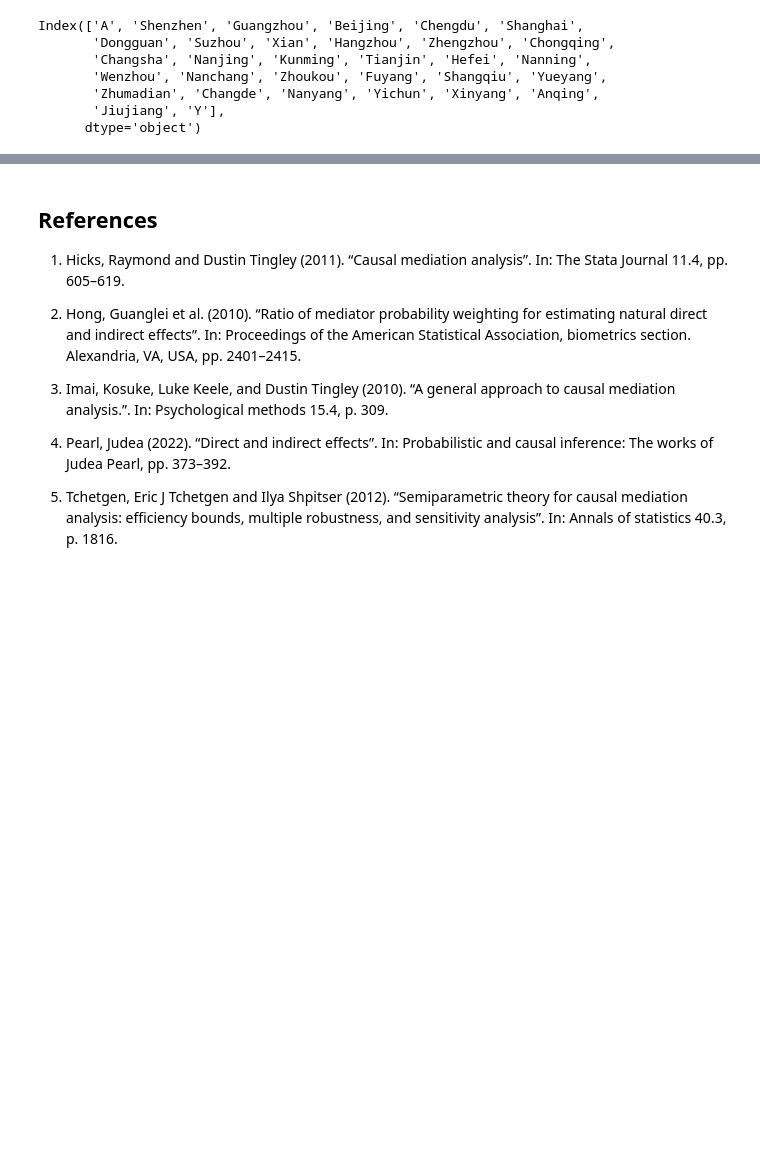
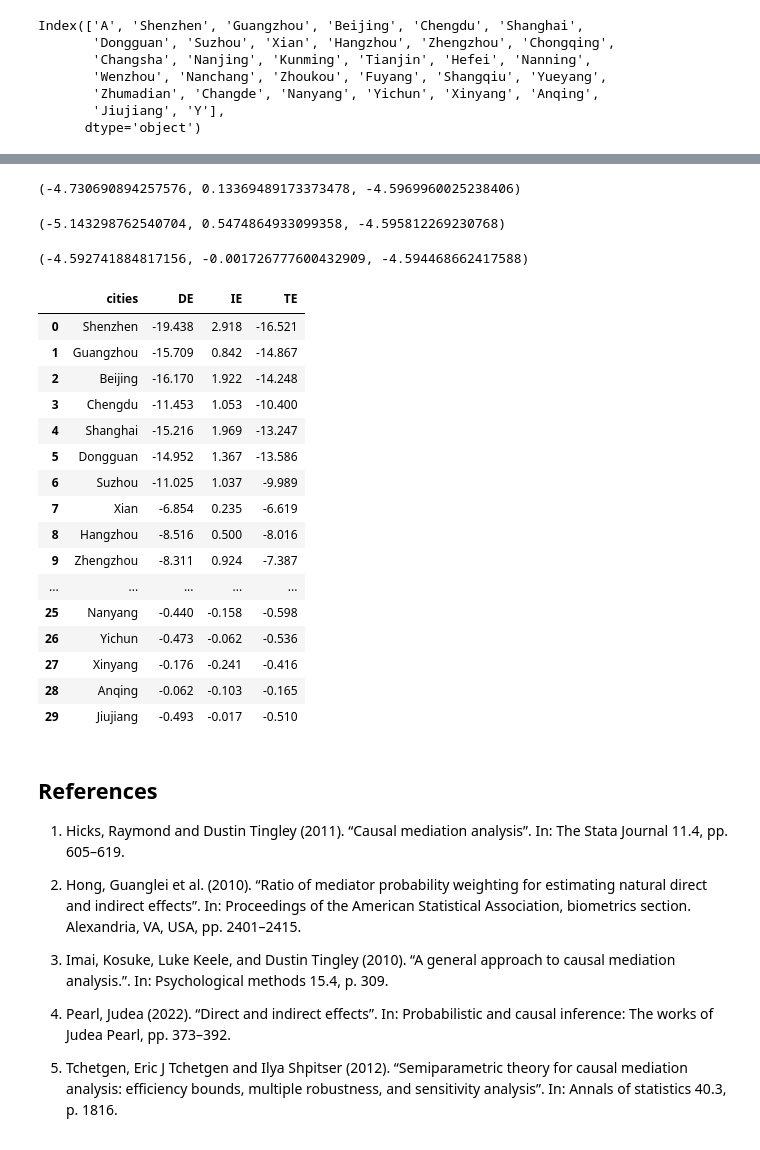
Before and after one commit to CausalDM/Causal-Decision-Making, a Jupyter notebook: _build/html/_sources/3_Causal_Effect_Learning/Scenario 1/Mediation Analysis.ipynb, the cells around one changed output, grey strips where cells are left out. Drawn from its saved outputs; the diff is of its cells as text; code cells hidden in the pictures; blank space fills up the shorter version.

Commit message:
update CEL mediation analysis-data

```diff
--- a/_build/html/_sources/3_Causal_Effect_Learning/Scenario 1/Mediation Analysis.ipynb
+++ b/_build/html/_sources/3_Causal_Effect_Learning/Scenario 1/Mediation Analysis.ipynb
@@ -183,11 +187,11 @@ def target_policy(state, dim_state = 1, action=None):
     return action_value
 # %%
 problearner_parameters = {"splitter":["best","random"], "max_depth" : range(1,50)},
-Direct_est = ME_Single(single_dataset, r_model = 'OLS',
+Direct_est = ME_Single(MovieLens_CEL_MD, r_model = 'OLS',
                      problearner_parameters = problearner_parameters,
                      truncate = 50,
                      target_policy=target_policy, control_policy = control_policy,
-                     dim_state = 2, dim_mediator = 1,
+                     dim_state = 1, dim_mediator = 1,
                      expectation_MCMC_iter = 50,
                      nature_decomp = True,
                      seed = 10,
@@ -195,12 +199,14 @@ Direct_est = ME_Single(single_dataset, r_model = 'OLS',
 
 Direct_est.estimate_DE_ME()
 Direct_est.est_DE, Direct_est.est_ME, Direct_est.est_TE,
+# %% [output]
+(-4.730690894257576, 0.13369489173373478, -4.5969960025238406)
 # %%
-IPW_est = ME_Single(single_dataset, r_model = 'OLS',
+IPW_est = ME_Single(MovieLens_CEL_MD, r_model = 'OLS',
                      problearner_parameters = problearner_parameters,
                      truncate = 50,
                      target_policy=target_policy, control_policy = control_policy,
-                     dim_state = 2, dim_mediator = 1,
+                     dim_state = 1, dim_mediator = 1,
                      expectation_MCMC_iter = 50,
                      nature_decomp = True,
                      seed = 10,
@@ -208,12 +214,14 @@ IPW_est = ME_Single(single_dataset, r_model = 'OLS',
 
 IPW_est.estimate_DE_ME()
 IPW_est.est_DE, IPW_est.est_ME, IPW_est.est_TE,
+# %% [output]
+(-5.143298762540704, 0.5474864933099358, -4.595812269230768)
 # %%
-Robust_est = ME_Single(single_dataset, r_model = 'OLS',
+Robust_est = ME_Single(MovieLens_CEL_MD, r_model = 'OLS',
                      problearner_parameters = problearner_parameters,
                      truncate = 50,
                      target_policy=target_policy, control_policy = control_policy,
-                     dim_state = 2, dim_mediator = 1,
+                     dim_state = 1, dim_mediator = 1,
                      expectation_MCMC_iter = 50,
                      nature_decomp = True,
                      seed = 10,
@@ -221,6 +229,66 @@ Robust_est = ME_Single(single_dataset, r_model = 'OLS',
 
 Robust_est.estimate_DE_ME()
 Robust_est.est_DE, Robust_est.est_ME, Robust_est.est_TE,
+# %% [output]
+(-4.592741884817156, -0.001726777600432909, -4.594468662417588)
+# %%
+Robust_DE = np.zeros(30)
+Robust_IE = np.zeros(30)
+Robust_TE = np.zeros(30)
+
+
+for i in range(1,31):
+    state = np.zeros(n).reshape(-1, 1)
+    #state = np.array(Covid19_CEL['Beijing']).reshape(-1, 1)
+    action = np.array(Covid19_CEL['A'])
+    mediator = np.array(Covid19_CEL['Y'])
+    reward = np.array(Covid19_CEL.iloc[:,i])
+    MovieLens_CEL_MD = {'state':state,'action':action,'mediator':mediator,'reward':reward}
+
+    MovieLens_CEL_MD
+    Robust_est = ME_Single(MovieLens_CEL_MD, r_model = 'OLS',
+                         problearner_parameters = problearner_parameters,
+                         truncate = 50,
+                         target_policy=target_policy, control_policy = control_policy,
+                         dim_state = 1, dim_mediator = 1,
+                         expectation_MCMC_iter = 50,
+                         nature_decomp = True,
+                         seed = 10,
+                         method = 'Robust')
+
+    Robust_est.estimate_DE_ME()
+    Robust_DE[i-1] = Robust_est.est_DE
+    Robust_IE[i-1] = Robust_est.est_ME
+    Robust_TE[i-1] = Robust_est.est_TE
+# %%
+# Analysis of causal effects of 2020 Hubei lockdowns on reducing the COVID-19 spread in China regulated by Chinese major cities outside Hubei
+df = pd.DataFrame()
+df['cities'] = np.array(Covid19_CEL.columns.values[1:31])
+
+
+df['DE'] = np.round(Robust_DE.reshape(-1, 1), 3)
+df['IE'] = np.round(Robust_IE.reshape(-1, 1), 3)
+df['TE'] = np.round(Robust_TE.reshape(-1, 1), 3)
+
+df
+# %% [output]
+|  | cities | DE | IE | TE |
+| 0 | Shenzhen | -19.438 | 2.918 | -16.521 |
+| 1 | Guangzhou | -15.709 | 0.842 | -14.867 |
+| 2 | Beijing | -16.170 | 1.922 | -14.248 |
+| 3 | Chengdu | -11.453 | 1.053 | -10.400 |
+| 4 | Shanghai | -15.216 | 1.969 | -13.247 |
+| 5 | Dongguan | -14.952 | 1.367 | -13.586 |
+| 6 | Suzhou | -11.025 | 1.037 | -9.989 |
+| 7 | Xian | -6.854 | 0.235 | -6.619 |
+| 8 | Hangzhou | -8.516 | 0.500 | -8.016 |
+| 9 | Zhengzhou | -8.311 | 0.924 | -7.387 |
+| ... | ... | ... | ... | ... |
+| 25 | Nanyang | -0.440 | -0.158 | -0.598 |
+| 26 | Yichun | -0.473 | -0.062 | -0.536 |
+| 27 | Xinyang | -0.176 | -0.241 | -0.416 |
+| 28 | Anqing | -0.062 | -0.103 | -0.165 |
+| 29 | Jiujiang | -0.493 | -0.017 | -0.510 |
 # %% [markdown]
 ## References
 1. Hicks, Raymond and Dustin Tingley (2011). “Causal mediation analysis”. In: The Stata Journal 11.4, pp. 605–619.
```
Also changed, not shown: parts of 4 cells of this notebook, 5 other files.
